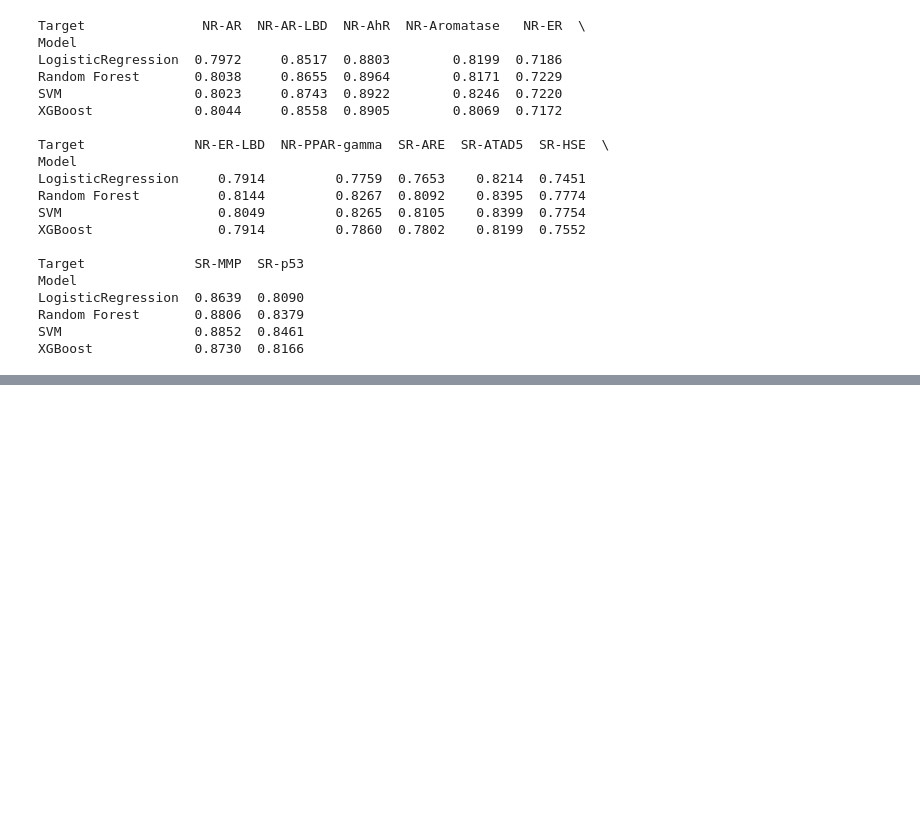
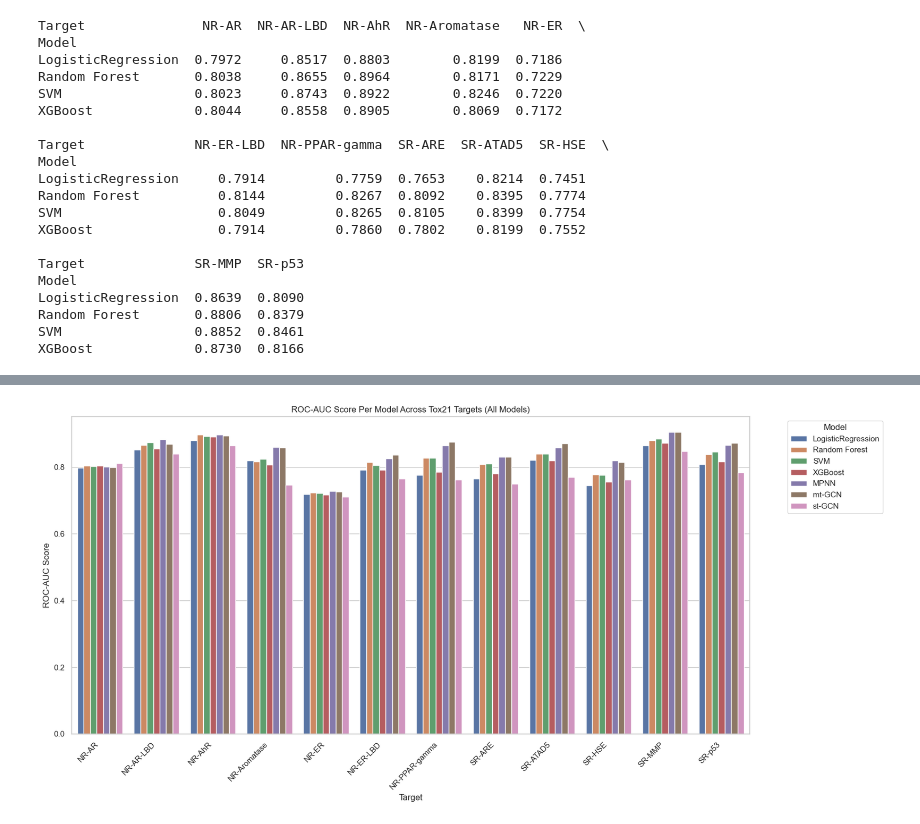
Before and after one commit to chanopsethiwan/MolecularPropertiesPrediction, a Jupyter notebook: notebook/tox21_saved_model_comparison.ipynb, the cells around one changed output, grey strips where cells are left out. Cells and saved outputs as stored; diff of their text form; code cells hidden in the pictures; blank space fills up the shorter version.

```diff
--- a/notebook/tox21_saved_model_comparison.ipynb
+++ b/notebook/tox21_saved_model_comparison.ipynb
@@ -78,0 +250,32 @@ pivot_df.to_csv("pivoted_model_roc_auc_matrix.csv")
+# %%
+import pandas as pd
+import matplotlib.pyplot as plt
+import seaborn as sns
+
+# Step 1: Load the combined model ROC-AUC data
+df = pd.read_csv("combined_model_gnn_roc_auc.csv")
+
+# Step 2: Melt the dataframe to long format for seaborn plotting
+df_melted = df.melt(id_vars="Target", var_name="Model", value_name="ROC_AUC")
+
+# Step 3: Plotting
+plt.figure(figsize=(14, 8))
+sns.set(style="whitegrid")
+
+# Create the grouped bar chart
+sns.barplot(data=df_melted, x="Target", y="ROC_AUC", hue="Model")
+
+# Customize the plot
+plt.title("ROC-AUC Score Per Model Across Tox21 Targets (All Models)")
+plt.ylabel("ROC-AUC Score")
+plt.xlabel("Target")
+plt.xticks(rotation=45, ha="right")
+plt.tight_layout()
+plt.legend(title="Model", bbox_to_anchor=(1.05, 1), loc='upper left')
+
+plt.savefig("roc_auc_bar_chart_gnn_combined.png", dpi=300, bbox_inches="tight")
+
+# Step 4: Display the plot
+plt.show()
+# %% [output]
+[figure, added]
```
Also changed, not shown: parts of 9 cells of this notebook, 8 other files.
